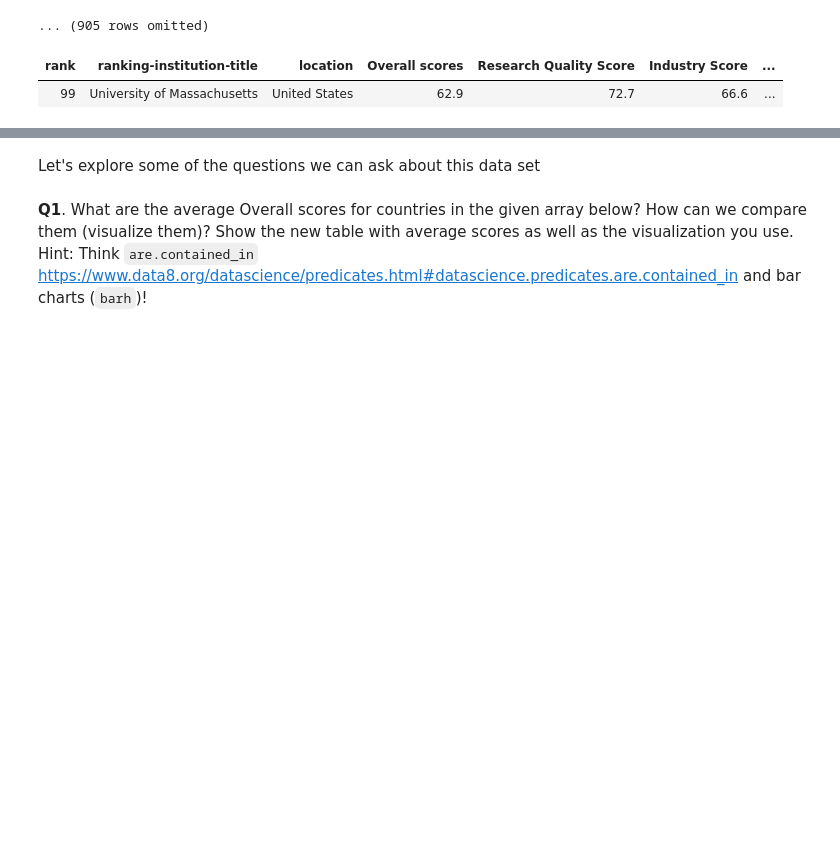
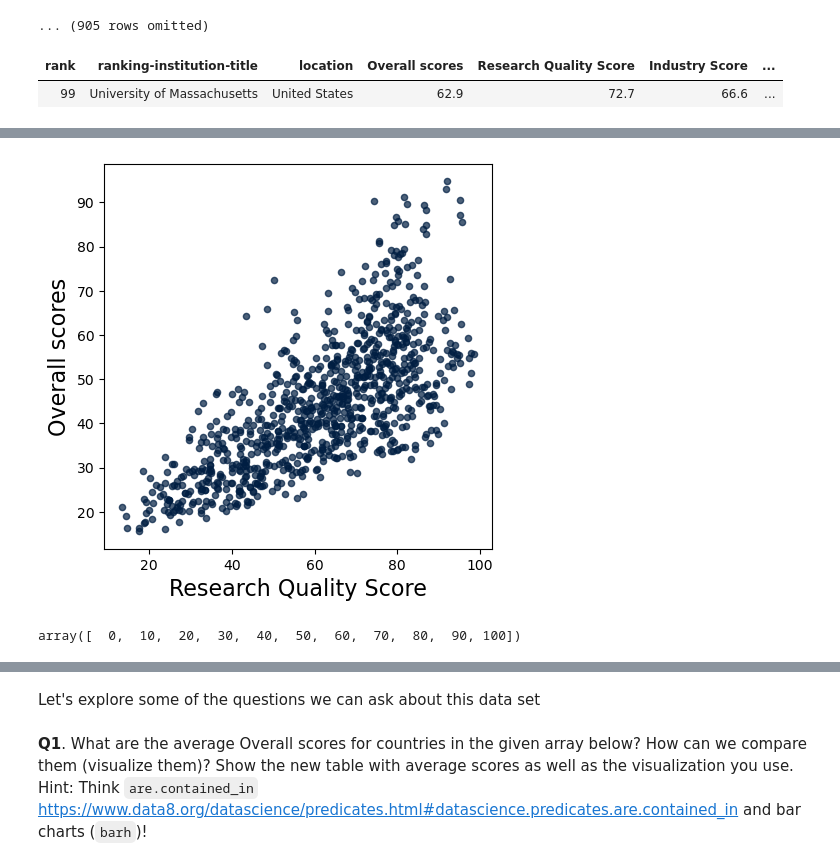
Before and after one commit to ucsb-ds/cmpsc5a-s25-students, a Jupyter notebook: labs/lab04/lab04.ipynb, the cells around one changed output, grey strips where cells are left out. Drawn from its saved outputs; the diff is of its cells as text; code cells hidden in the pictures; blank space fills up the shorter version.

```diff
--- a/labs/lab04/lab04.ipynb
+++ b/labs/lab04/lab04.ipynb
@@ -41,0 +64,8 @@ ranking.where('rank',99)
+# %%
+ranking.scatter("Research Quality Score","Overall scores")
+# %% [output]
+[figure, added]
+# %%
+np.arange(0,101,10)
+# %% [output]
+array([  0,  10,  20,  30,  40,  50,  60,  70,  80,  90, 100])
```
Also changed, not shown: parts of 12 cells of this notebook.
